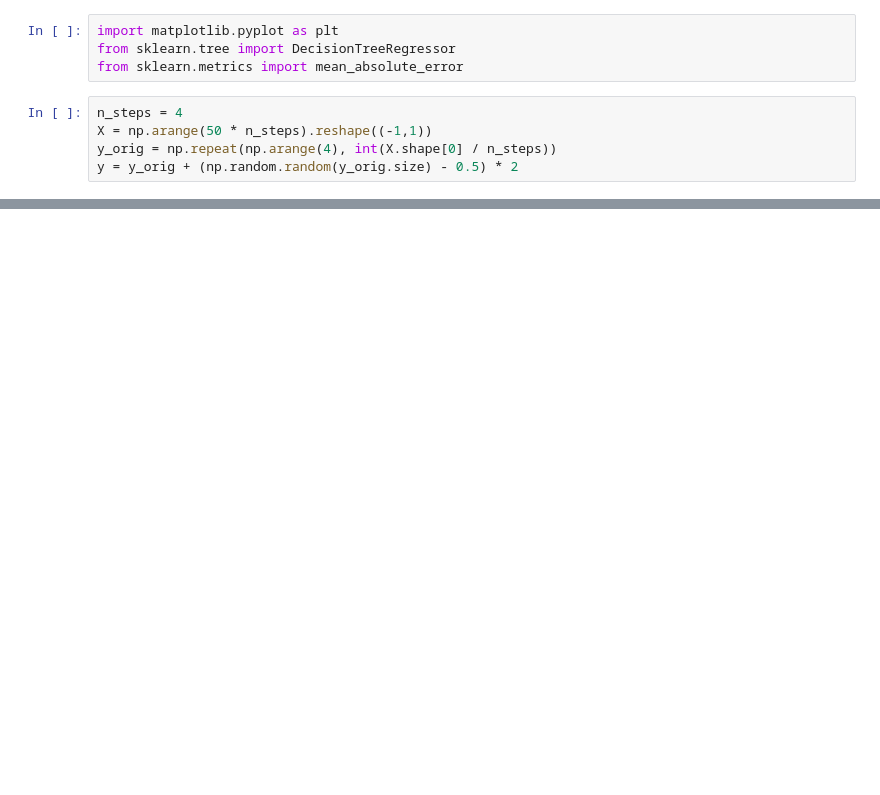
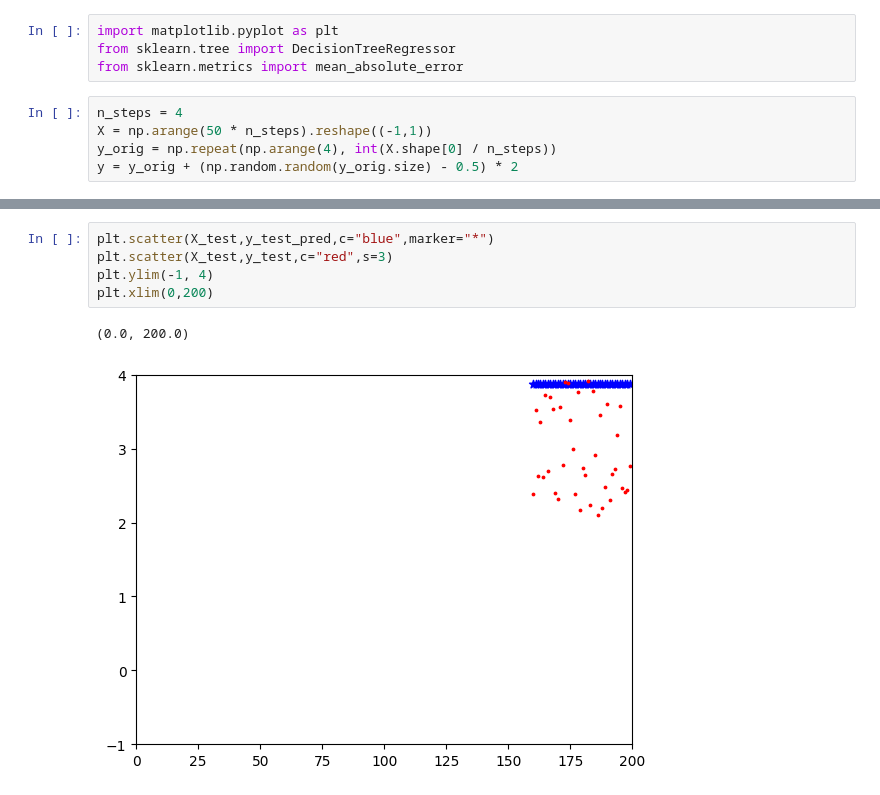
Before and after one commit to luimui/DataScience, a Jupyter notebook: exercise_03.ipynb, the cells around one changed output, grey strips where cells are left out. Cells and saved outputs as stored; diff of their text form; blank space fills up the shorter version.

```diff
--- a/exercise_03.ipynb
+++ b/exercise_03.ipynb
@@ -346,0 +437,8 @@ y = y_orig + (np.random.random(y_orig.size) - 0.5) * 2
+# %%
+plt.scatter(X_test,y_test_pred,c="blue",marker="*")
+plt.scatter(X_test,y_test,c="red",s=3)
+plt.ylim(-1, 4)
+plt.xlim(0,200)
+# %% [output]
+(0.0, 200.0)
+[figure, added]
```
Also changed, not shown: parts of 15 cells of this notebook.
